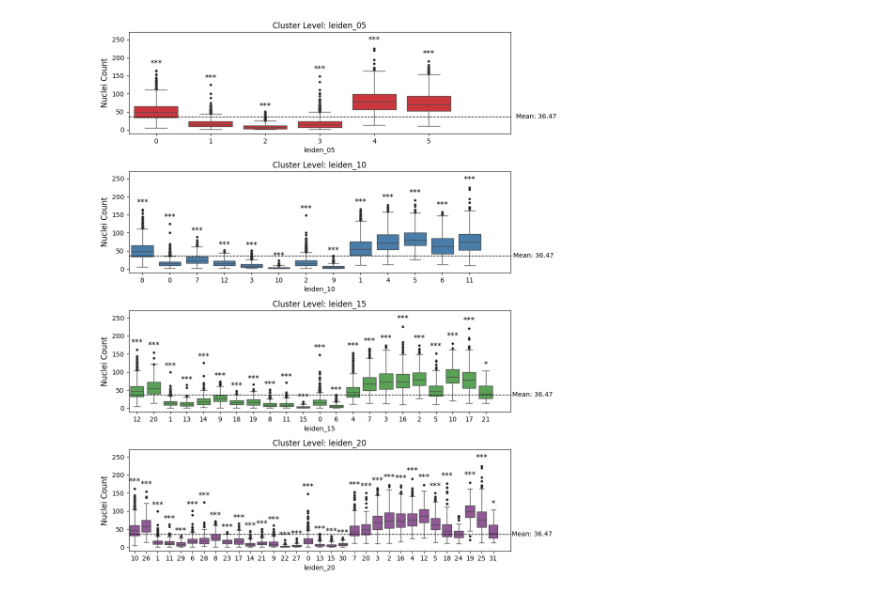
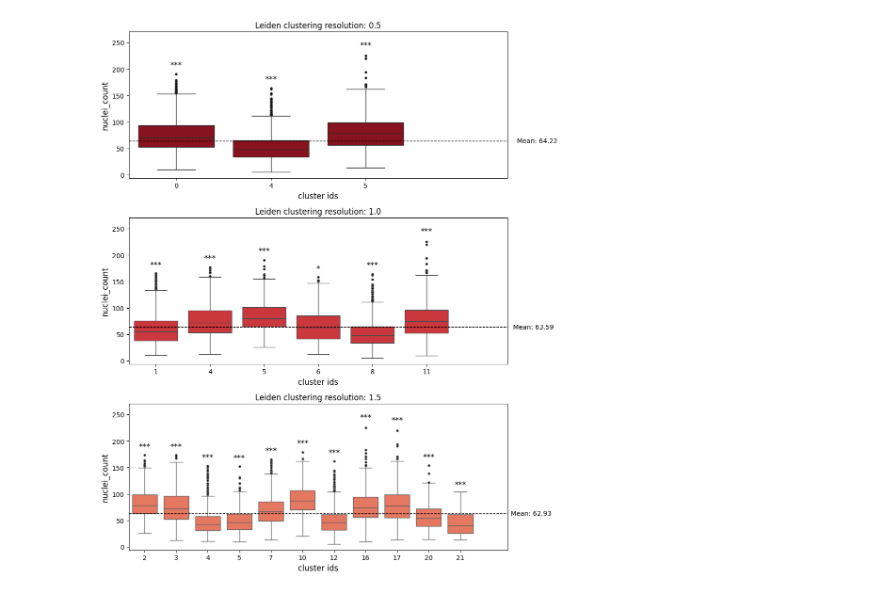
Before and after one commit to SiyuanChen726/NBT-phenotyping, a Jupyter notebook: notebooks/05_nuclei_quantification.ipynb, the cells around one changed output. Drawn from its saved outputs; the diff is of its cells as text; code cells hidden in the pictures.

```diff
--- a/notebooks/05_nuclei_quantification.ipynb
+++ b/notebooks/05_nuclei_quantification.ipynb
@@ -48,0 +244,19 @@ agg_df_leiden
+# %%
+# Boxplot visualisation of pairwise comparison of nuclei morphology quantifications between Leiden0.5 clusters (Wilcoxon rank-sum test)
+group_colors = {0: adata_normal.uns['leiden_0.5_colors'][0],
+          1: adata_normal.uns['leiden_0.5_colors'][1],
+          2: adata_normal.uns['leiden_0.5_colors'][2],
+          3: adata_normal.uns['leiden_0.5_colors'][3],
+          4: adata_normal.uns['leiden_0.5_colors'][4],
+          5: adata_normal.uns['leiden_0.5_colors'][5]}
+
+
+fig, axes = plt.subplots(2, 5, figsize=(18, 10))
+axes = axes.flatten()
+for i, feature in enumerate(features):
+    boxplot_with_pvalue(agg_df, feature=feature, group_label="leiden_0.5", group_order=[2,1,3,0,5,4],
+                        group_colors=group_colors, pval_df=pval_df, ax=axes[i], figsize=(12, 6), box_width=0.5)
+plt.tight_layout()
+# save_pt = f"{save_prefix}/{groupby}_nuclei_adjust_pvalue_boxplot.pdf"
+# plt.savefig(save_pt, dpi=300, bbox_inches='tight', pad_inches=0.1)
+plt.show()
@@ -54,68 +304,70 @@ cluster_order_3 = ['10', '26', '1', '11', '29', '6', '28', '8', '23', '17', '14'
 # %%
-# Step 1: Compute overall mean
-overall_mean = agg_df_leiden['nuclei_count'].mean()
+# Plot setup
+nuclei_label = 'nuclei_count'
+overall_mean = agg_df_leiden[nuclei_label].mean()
 
 # Cluster config
-cluster_levels = ['leiden_05', 'leiden_10', 'leiden_15', 'leiden_20']
-cluster_orders = [cluster_order_0, cluster_order_1, cluster_order_2, cluster_order_3]
-colors = ['#E21F26', '#397FB9', '#4EAF49', '#984F9F']
+cluster_levels = ['leiden_0.5', 'leiden_1.0', 'leiden_1.5']
+cluster_orders = [cluster_order_05_epi, cluster_order_10_epi, cluster_order_15_epi]
+colors = ['#99000D', '#E21F26', '#FB6A4A']
 
-# Convert cluster labels to string
-for level in cluster_levels:
-    agg_df_leiden[level] = agg_df_leiden[level].astype(str)
 
-# Plot setup
-fig, axes = plt.subplots(4, 1, figsize=(10, 12))
+fig, axes = plt.subplots(3, 1, figsize=(10, 12))
 flierprops = dict(marker='o', markerfacecolor='black', markersize=3, linestyle='none')
 
 for i, (level, order, color) in enumerate(zip(cluster_levels, cluster_orders, colors)):
+    # 只对选定 clusters 计算 mean
+    level_mean = agg_df_leiden[agg_df_leiden[level].isin(order)][nuclei_label].mean()
+
     sns.boxplot(
-        x=level, y='nuclei_count',
-        data=agg_df_leiden, order=order,
+        x=level, y=nuclei_label,
+        data=agg_df_leiden[agg_df_leiden[level].isin(order)],
+        order=order,
         ax=axes[i], color=color,
         flierprops=flierprops
     )
 
-    axes[i].set_ylabel('Nuclei Count', fontsize=12)
-    axes[i].set_title(f"Cluster Level: {level}", fontsize=12)
+    axes[i].set_ylabel(nuclei_label, fontsize=12)
+    axes[i].set_xlabel("cluster ids", fontsize=12)
+    axes[i].set_title(f"Leiden clustering resolution: {level.split('_')[1]}", fontsize=12)
 
-    # Draw overall mean line
-    axes[i].axhline(y=overall_mean, color='black', linestyle='--', linewidth=1)
-    axes[i].text(len(order) + 0.6, overall_mean, f"Mean: {overall_mean:.2f}",
+    # Draw level-specific mean line
+    axes[i].axhline(y=level_mean, color='black', linestyle='--', linewidth=1)
+    axes[i].text(len(order) + 0.6, level_mean, f"Mean: {level_mean:.2f}",
                  ha='left', va='center', fontsize=10, color='black')
     axes[i].set_xlim(-0.5, len(order) + 0.5)
 
     for j, cluster in enumerate(order):
-        cluster_vals = agg_df_leiden[agg_df_leiden[level] == cluster]['nuclei_count']
+        cluster_vals = agg_df_leiden[agg_df_leiden[level] == cluster][nuclei_label]
 
         if len(cluster_vals) > 1:
-            tstat, pval = ttest_1samp(cluster_vals, overall_mean)
+            # 与你指定 cluster 的平均值做 t-test
+            tstat, pval = ttest_1samp(cluster_vals, level_mean)
 
             stars = ''
             if pval < 0.001:
                 stars = '***'
             elif pval < 0.01:
                 stars = '**'
             elif pval < 0.05:
                 stars = '*'
 
             if stars:
                 y_max = cluster_vals.max()
                 y_star = y_max + 0.05 * y_max
 
-                # Ensure stars fit inside plot
                 current_ylim_top = axes[i].get_ylim()[1]
                 if y_star > current_ylim_top:
                     axes[i].set_ylim(top=y_star + 0.15 * y_max)
 
                 axes[i].text(j, y_star, stars,
                              ha='center', va='bottom',
                              fontsize=12, color='black')
 
 plt.tight_layout()
-save_pt = f"{save_prefix}/nuclei_counts_4levels_boxplot.pdf"
+save_pt = f"{save_prefix}/epithelium_3levels_{nuclei_label}_boxplot.pdf"
 plt.savefig(save_pt, dpi=300, bbox_inches='tight', pad_inches=0.1)
 plt.show()
 # %% [output]
-[figure, old version]
+[figure, new version]
 # %%
```
Also changed, not shown: parts of 15 cells of this notebook.
